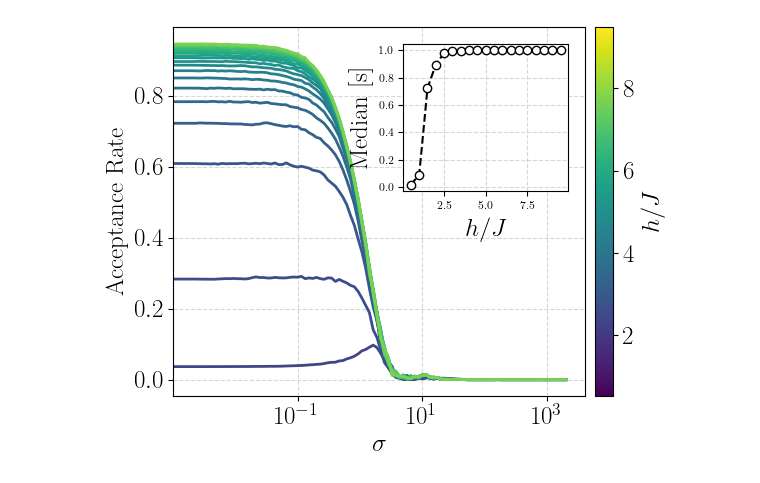
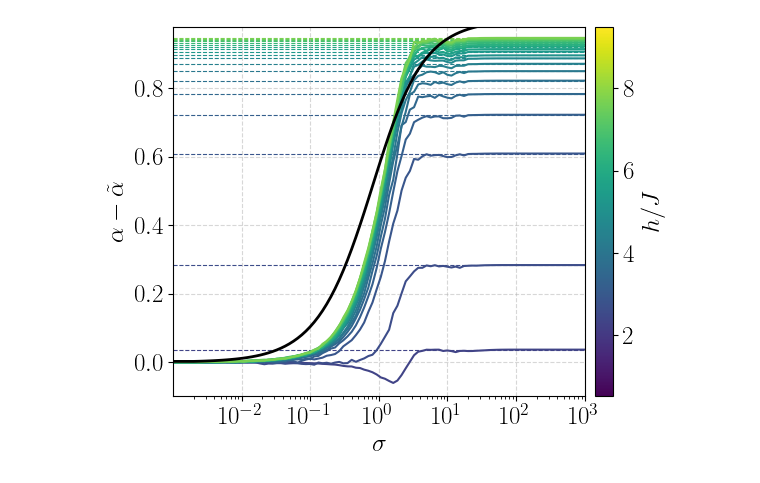
Before and after one commit to anonymousgitrepo123/mixed_precision_nqs, a Jupyter notebook: Paper/Reproduce/figure_1_c.ipynb, the cells around one changed output. Cells and saved outputs as stored; diff of their text form; code cells hidden in the pictures.

```diff
--- a/Paper/Reproduce/figure_1_c.ipynb
+++ b/Paper/Reproduce/figure_1_c.ipynb
@@ -12,6 +13,9 @@ sys.path.append(os.path.abspath('../..'))
 from project_paths import PROJECT_ROOT
 from functions import get_params_string
 from Paper.figure_scripts import common
+# %%
+def bound_avg(sigma: float) -> float:
+    return 2 * (1 - np.exp(sigma ** 2) * erfc(sigma))
 # %%
 L = 16
 n_dim = 1
@@ -51,36 +55,33 @@ ratio_error = np.array(ratio_error).reshape((len(hs), -1))
 ratio_median = np.array(ratio_median).reshape((len(hs), -1))
 # %%
 fig, ax = plt.subplots()
-
+# Colormap setup
 colors = cm.viridis(np.linspace(0.2, 0.8, len(hs)))
 norm = mcolors.Normalize(vmin=min(hs), vmax=max(hs))
 sm = cm.ScalarMappable(norm=norm, cmap=cm.viridis)
+sm.set_array([])
+# Main plot
+for i, h in enumerate(hs):
+    ax.plot(sigmas * 2, acceptance[i][0] - acceptance[i], color=colors[i], lw=1.5)
+ax.plot(sigmas[:70] * 2, bound_avg(2 * sigmas[:70]) / 2, color="black", zorder=10, lw=2, label="Avg Bound")
 
-for i, h in enumerate(hs):
-    ax.plot(sigmas * 2, acceptance[i], color=colors[i], lw=2)
-
+ax.axhline(100,
+    ls="--",
+    color="black",
+    lw=0.8,
+    label=r"$\alpha$"
+)
 ax.set_xscale("log")
 ax.set_xlabel(r"$\sigma$")
-ax.set_ylabel("Acceptance Rate")
+ax.set_ylabel(r"$\alpha-\tilde\alpha$")
+ax.set_xlim(0, 1e3)
+ax.set_ylim(-0.1, max(bound_avg(2 * sigmas[:70]) / 2))
 ax.grid(ls="--", alpha=0.5)
+
+for i in range(len(hs)):
+    ax.axhline(acceptance[i][0], ls="--", color=colors[i], alpha=1, lw=0.8, zorder=0)
 
 cbar = fig.colorbar(sm, ax=ax, pad=0.02)
 cbar.set_label(r"$h/J$")
-
-ax_inset = inset_axes(
-    ax,
-    width="40%", height="40%",
-    loc="upper right",
-    borderpad=1
-)
-ax_inset.plot(
-    hs, ratio_median,
-    marker="o", ls="--",
-    color="black", markerfacecolor="white"
-)
-ax_inset.set_xlabel(r"$h/J$")
-ax_inset.set_ylabel("Median [s]")
-ax_inset.tick_params(labelsize=8)
-ax_inset.grid(ls="--", alpha=0.5)
 # %% [output]
-[figure, old version]
+[figure, new version]
```
Also changed, not shown: parts of 1 cell of this notebook, 4 other files.
